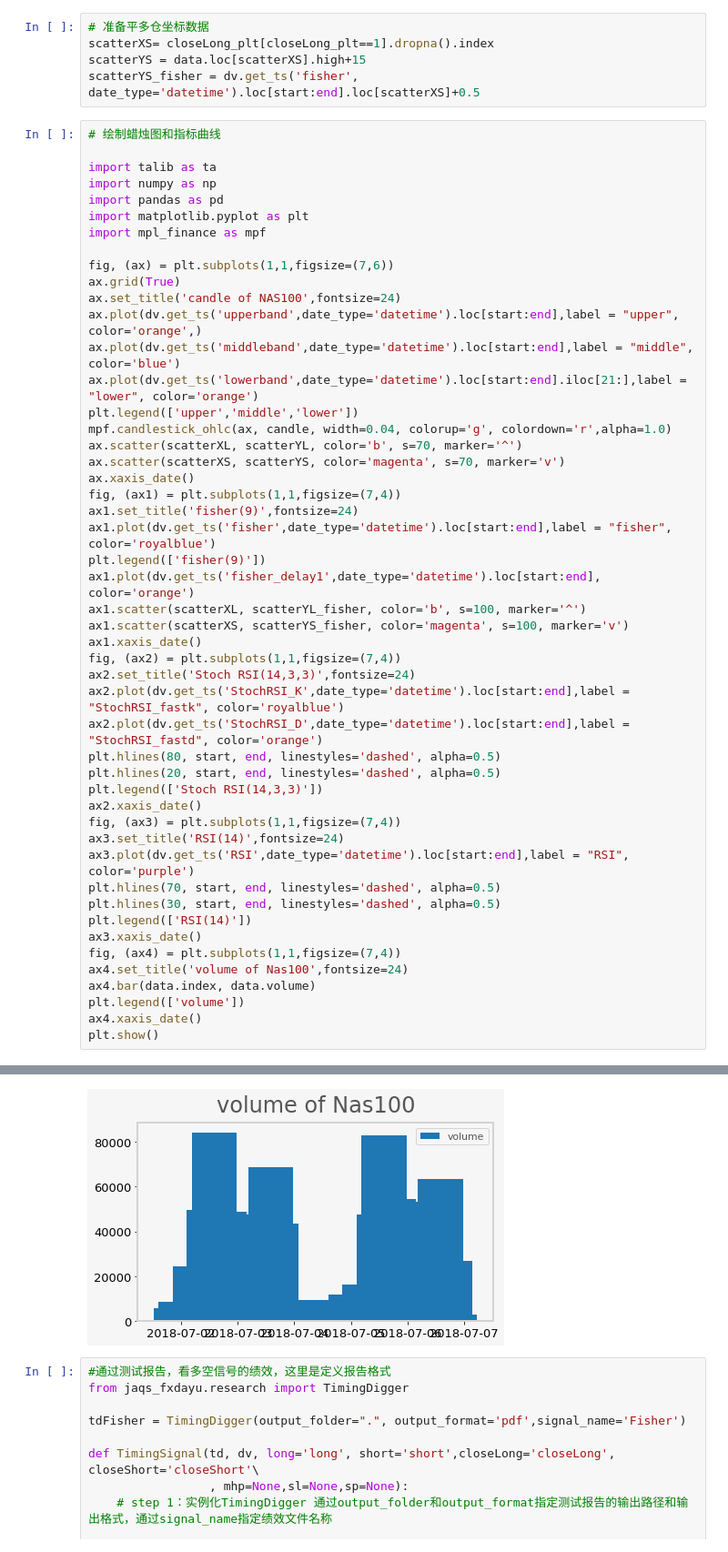
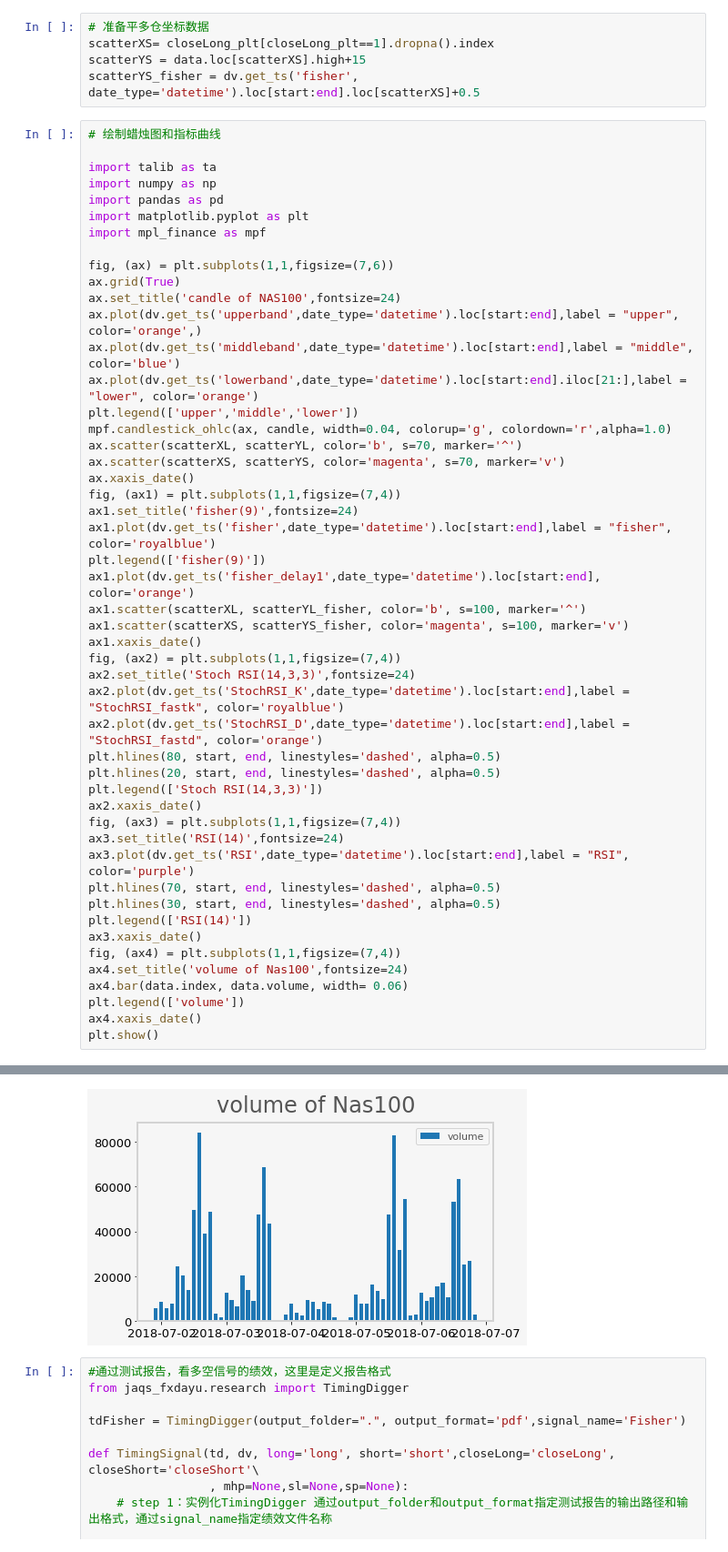
Before and after one commit to GLaDOS0/yun, a Jupyter notebook: 第一个策略_NAS100.ipynb, the cells around one changed output, grey strips where cells are left out. Shown at 91% size. Drawn from its saved outputs; the diff is of its cells as text.

```diff
--- a/第一个策略_NAS100.ipynb
+++ b/第一个策略_NAS100.ipynb
@@ -312,7 +312,7 @@ plt.legend(['RSI(14)'])
 ax3.xaxis_date()
 fig, (ax4) = plt.subplots(1,1,figsize=(7,4))
 ax4.set_title('volume of Nas100',fontsize=24)
-ax4.bar(data.index, data.volume)
+ax4.bar(data.index, data.volume, width= 0.06)
 plt.legend(['volume'])
 ax4.xaxis_date()
 plt.show()
@@ -324,4 +324,4 @@ plt.show()
-[figure, old version]
+[figure, new version]
 # %%
 #通过测试报告，看多空信号的绩效，这里是定义报告格式
 from jaqs_fxdayu.research import TimingDigger
```
Also changed, not shown: parts of 9 cells of this notebook, 1 other file.
